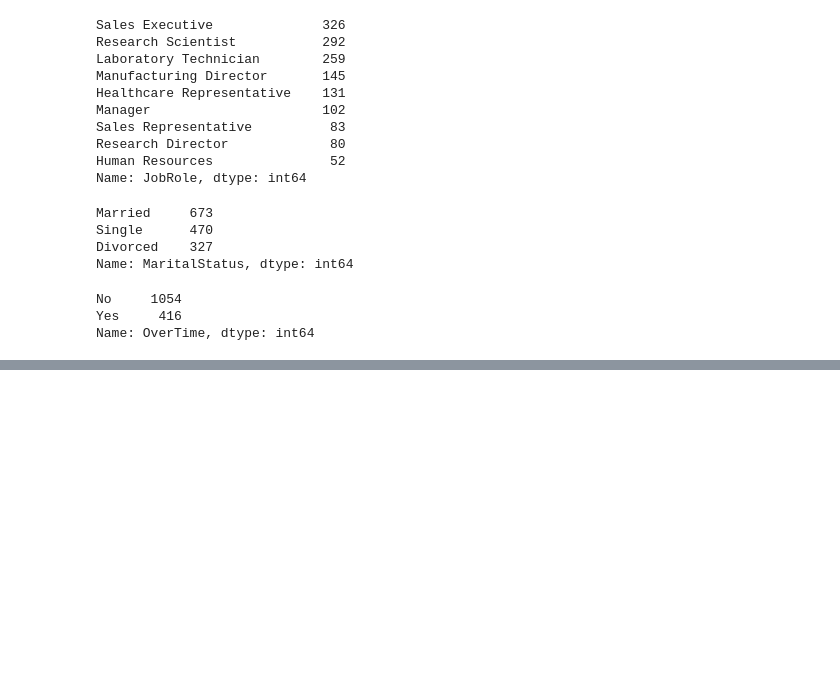
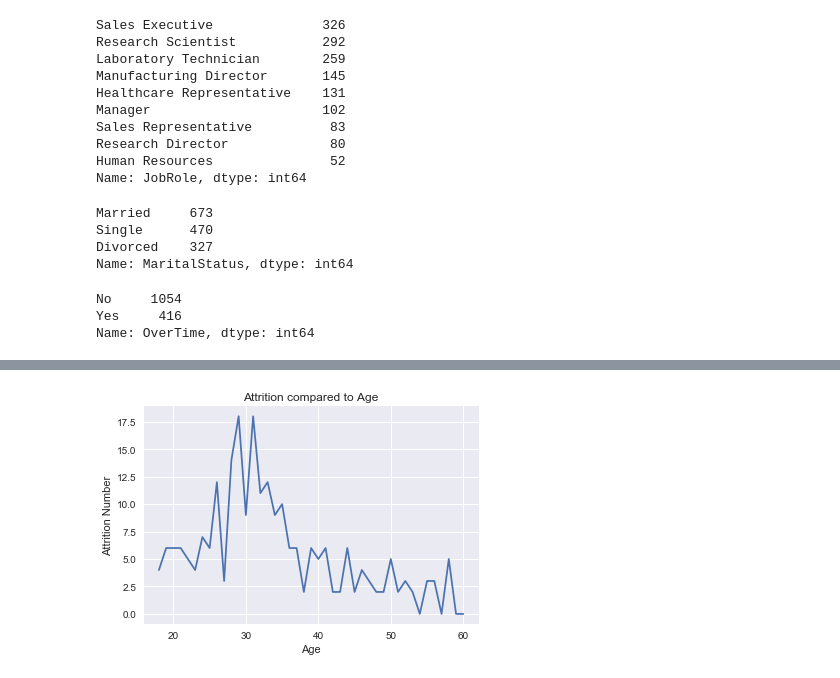
Before and after one commit to ShiningData/Capstone_Project-IBM_HR_Analytics, a Jupyter notebook: HR Analytics Employee Attrition and Performance.ipynb, the cells around one changed output, grey strips where cells are left out. Cells and saved outputs as stored; diff of their text form; code cells hidden in the pictures; blank space fills up the shorter version.

```diff
--- a/HR Analytics Employee Attrition and Performance.ipynb
+++ b/HR Analytics Employee Attrition and Performance.ipynb
@@ -314,0 +345,8 @@ Name: Attrition, dtype: float64
+# %%
+# Age & Attrition Table
+age_att = df2.groupby('Age').agg({'Attrition':['size', 'sum', 'mean']})
+age_att.columns = [' '.join(col).strip() for col in age_att.columns.values]
+age_att = age_att.reset_index()
+age_att['Attrition mean'] = age_att['Attrition mean']*100
+age_att.columns = ['Age', 'Total Employee ', 'Attrition Number', '% Attrition of Relevant Age Group']
+age_att
@@ -314,0 +371,9 @@ Name: Attrition, dtype: float64
+# %%
+# Age & Attrition Line Graph
+age_att['Attrition Number'].plot(kind = 'line')
+plt.title('Attrition compared to Age')
+plt.xlabel('Age')
+plt.ylabel('Attrition Number')
+plt.show()
+# %% [output]
+[figure, added]
```
Also changed, not shown: parts of 179 cells of this notebook.
